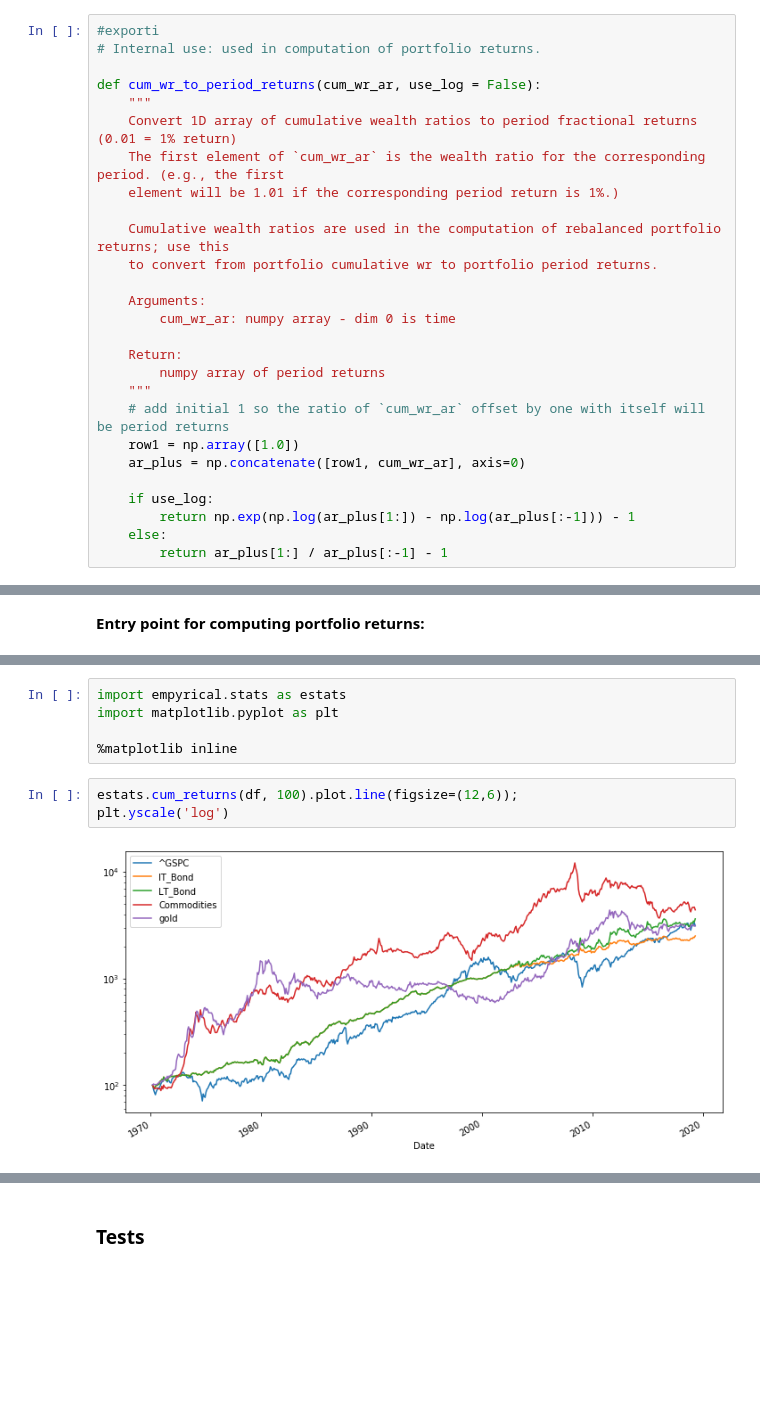
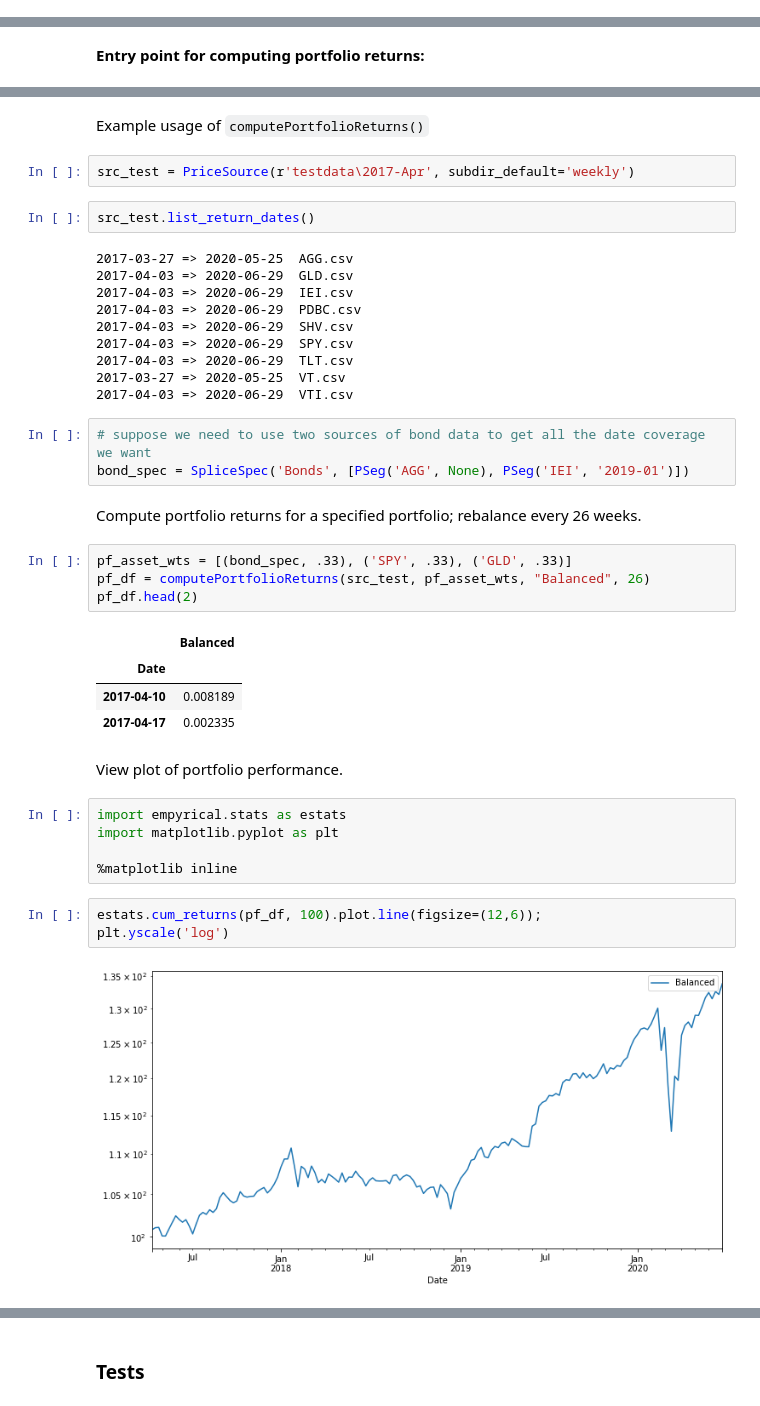
Before and after one commit to rickatx/rfpfolio, a Jupyter notebook: 00_core.ipynb, the cells around one changed output, grey strips where cells are left out. Drawn from its saved outputs; the diff is of its cells as text; blank space fills up the shorter version.

Commit message:
feat: Streamline PriceSource interface, refactor
Also, revise index.ipynb

```diff
--- a/00_core.ipynb
+++ b/00_core.ipynb
@@ -416,27 +413,0 @@ test_eq(res1.iloc[1, 1], 1.1 / 1.02)
-# %%
-#exporti
-# Internal use: used in computation of portfolio returns.
-
-def cum_wr_to_period_returns(cum_wr_ar, use_log = False):
-    """
-    Convert 1D array of cumulative wealth ratios to period fractional returns (0.01 = 1% return)
-    The first element of `cum_wr_ar` is the wealth ratio for the corresponding period. (e.g., the first
-    element will be 1.01 if the corresponding period return is 1%.)
-
-    Cumulative wealth ratios are used in the computation of rebalanced portfolio returns; use this
-    to convert from portfolio cumulative wr to portfolio period returns.
-
-    Arguments:
-        cum_wr_ar: numpy array - dim 0 is time
-
-    Return:
-        numpy array of period returns
-    """
-    # add initial 1 so the ratio of `cum_wr_ar` offset by one with itself will be period returns
-    row1 = np.array([1.0])
-    ar_plus = np.concatenate([row1, cum_wr_ar], axis=0)
-
-    if use_log:
-        return np.exp(np.log(ar_plus[1:]) - np.log(ar_plus[:-1])) - 1
-    else:
-        return ar_plus[1:] / ar_plus[:-1] - 1
@@ -660,10 +567,42 @@ df.tail(4)
+# %% [markdown]
+Example usage of `computePortfolioReturns()`
+# %%
+src_test = PriceSource(r'testdata\2017-Apr', subdir_default='weekly')
+# %%
+src_test.list_return_dates()
+# %% [output]
+2017-03-27 => 2020-05-25  AGG.csv
+2017-04-03 => 2020-06-29  GLD.csv
+2017-04-03 => 2020-06-29  IEI.csv
+2017-04-03 => 2020-06-29  PDBC.csv
+2017-04-03 => 2020-06-29  SHV.csv
+2017-04-03 => 2020-06-29  SPY.csv
+2017-04-03 => 2020-06-29  TLT.csv
+2017-03-27 => 2020-05-25  VT.csv
+2017-04-03 => 2020-06-29  VTI.csv
+# %%
+# suppose we need to use two sources of bond data to get all the date coverage we want
+bond_spec = SpliceSpec('Bonds', [PSeg('AGG', None), PSeg('IEI', '2019-01')])
+# %% [markdown]
+Compute portfolio returns for a specified portfolio; rebalance every 26 weeks.
+# %%
+pf_asset_wts = [(bond_spec, .33), ('SPY', .33), ('GLD', .33)]
+pf_df = computePortfolioReturns(src_test, pf_asset_wts, "Balanced", 26)
+pf_df.head(2)
+# %% [output]
+|  | Balanced |
+| Date |  |
+| 2017-04-10 | 0.008189 |
+| 2017-04-17 | 0.002335 |
+# %% [markdown]
+View plot of portfolio performance.
 # %%
 import empyrical.stats as estats
 import matplotlib.pyplot as plt
 
 %matplotlib inline
 # %%
-estats.cum_returns(df, 100).plot.line(figsize=(12,6));
+estats.cum_returns(pf_df, 100).plot.line(figsize=(12,6));
 plt.yscale('log')
 # %% [output]
-[figure, old version]
+[figure, new version]
```
Also changed, not shown: parts of 40 cells of this notebook, 4 other files.
